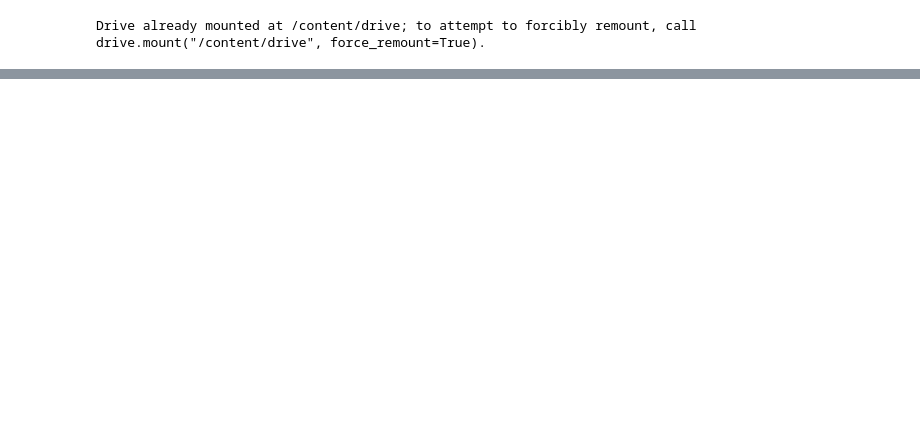
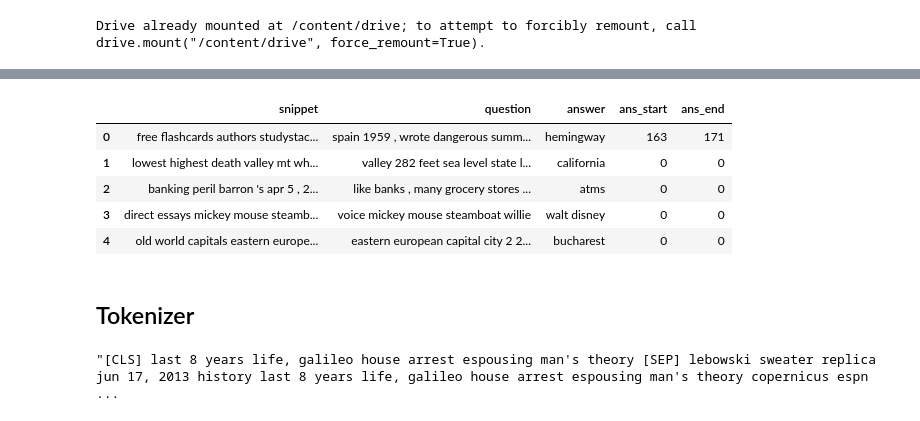
Before and after one commit to siting1206/NLP_HW2, a Jupyter notebook: NLP_assignment2.ipynb, the cells around one changed output, grey strips where cells are left out. Drawn from its saved outputs; the diff is of its cells as text; code cells hidden in the pictures; blank space fills up the shorter version.

```diff
--- a/NLP_assignment2.ipynb
+++ b/NLP_assignment2.ipynb
@@ -78 +83,4 @@ data['ans_end'] = [x+len(y)-1 if x!=0 else 0 for x,y in zip(data["ans_start"],da
+# %%
+valid_df['ans_start'] = [y.index(x)+len(str(z)) if str(x) in y else 0 for x,y,z in zip(valid_df["answer"], valid_df["snippet"], valid_df["question"])]
+valid_df['ans_end'] = [x+len(y)-1 if x!=0 else 0 for x,y,z in zip(valid_df["ans_start"], valid_df["answer"], valid_df["question"])]
 # %%
@@ -86,0 +95,11 @@ data.head()
+# %%
+valid_df.head()
+# %% [output]
+|  | snippet | question | answer | ans_start | ans_end |
+| 0 | free flashcards authors studystac... | spain 1959 , wrote dangerous summ... | hemingway | 163 | 171 |
+| 1 | lowest highest death valley mt wh... | valley 282 feet sea level state l... | california | 0 | 0 |
+| 2 | banking peril barron 's apr 5 , 2... | like banks , many grocery stores ... | atms | 0 | 0 |
+| 3 | direct essays mickey mouse steamb... | voice mickey mouse steamboat willie | walt disney | 0 | 0 |
+| 4 | old world capitals eastern europe... | eastern european capital city 2 2... | bucharest | 0 | 0 |
+# %% [markdown]
+## Tokenizer
@@ -86,0 +122,4 @@ data.head()
+# %%
+tokenizer.decode(train_encodings['input_ids'][0])
+# %% [output]
+"[CLS] last 8 years life, galileo house arrest espousing man's theory [SEP] lebowski sweater replica jun 17, 2013 history last 8 years life, galileo house arrest espousing man's theory copernicus espn ...
```
Also changed, not shown: parts of 43 cells of this notebook.
